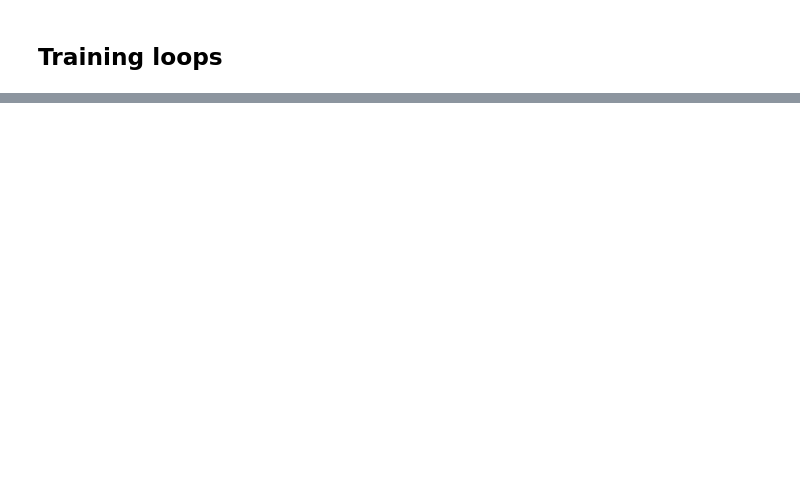
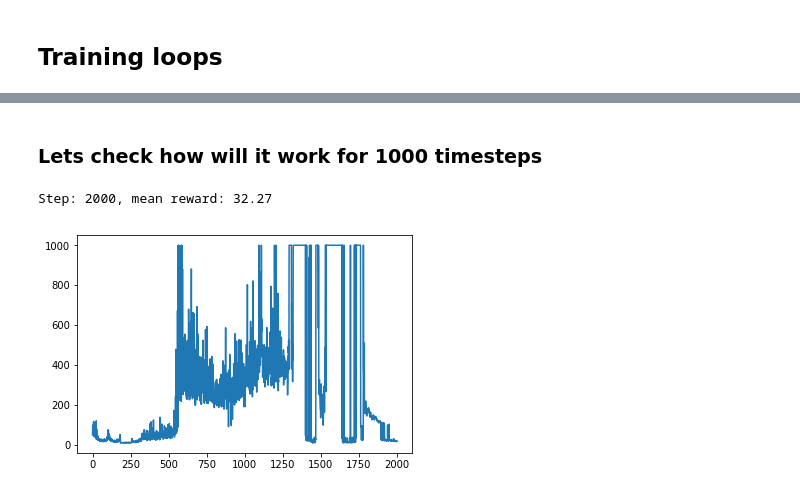
Before and after one commit to klangner/tensorflow-sandbox, a Jupyter notebook: notebooks/reinforcement-learning/CartPole-DQN.ipynb, the cells around one changed output, grey strips where cells are left out. Saved outputs shown, nothing was run; the diff lists cells and outputs as text; code cells hidden in the pictures; blank space fills up the shorter version.

```diff
--- a/notebooks/reinforcement-learning/CartPole-DQN.ipynb
+++ b/notebooks/reinforcement-learning/CartPole-DQN.ipynb
@@ -255,0 +221,8 @@ You Won! in 1200 steps
+# %% [markdown]
+### Lets check how will it work for 1000 timesteps
+# %%
+agent = DQNAgent(QNetwork(observation_shape, n_actions))
+solve_env(env, agent, t_max=1000, solved=1000)
+# %% [output]
+Step: 2000, mean reward: 32.27
+[figure, added]
```
Also changed, not shown: parts of 7 cells of this notebook.
